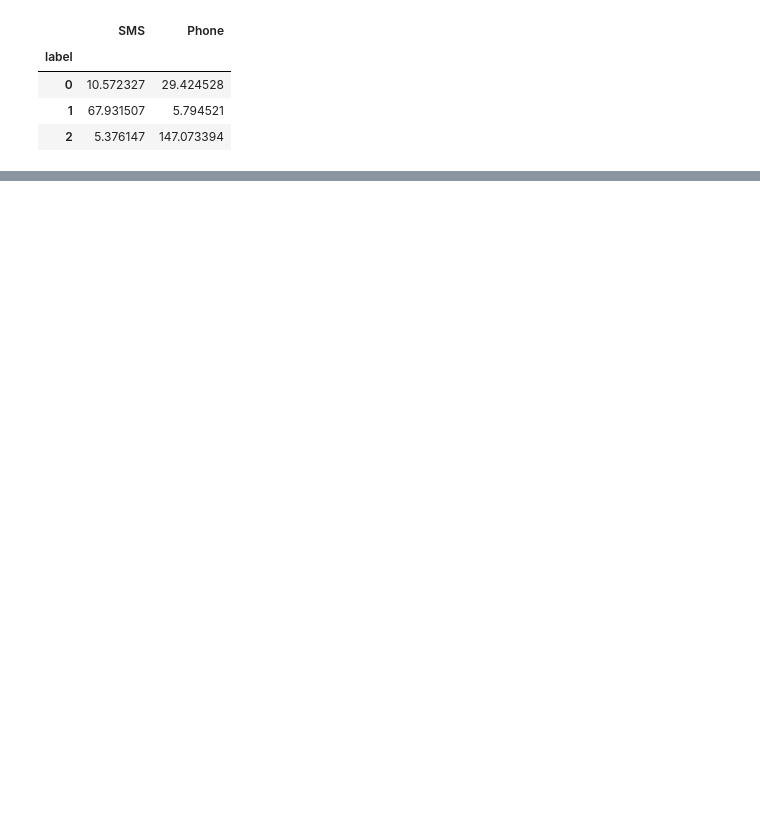
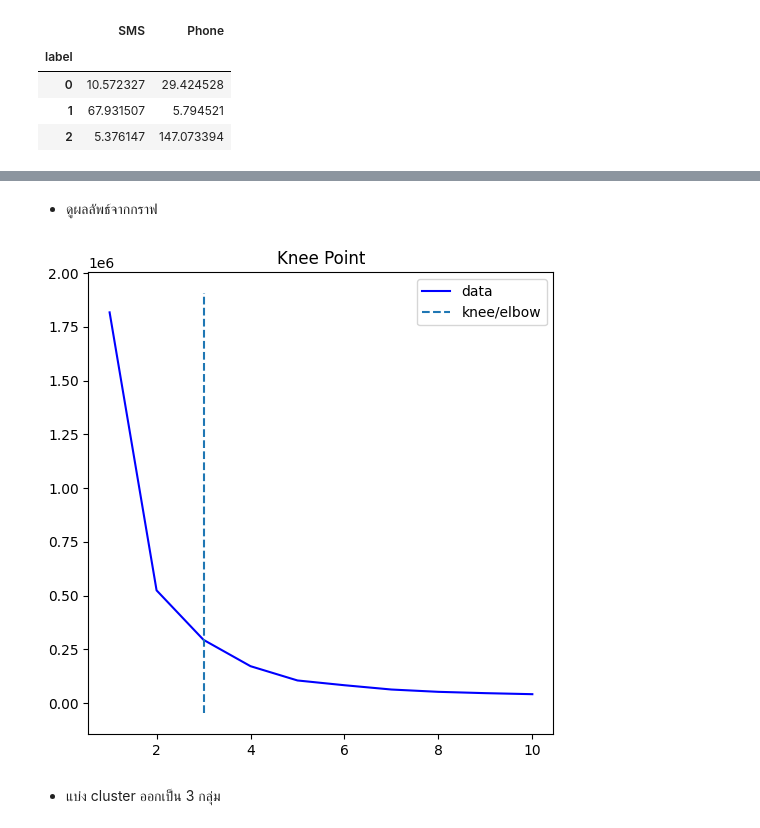
Before and after one commit to mill-ornrakorn/Intermediate-Data-Science--2nd-gen--by-TU-RAC, a Jupyter notebook: 6. Assignment/6.1 Mini Project Machine Learning Algorithm/อรกร_เมฆชัยพร_Clustering_KMeans.ipynb, the cells around one changed output, grey strips where cells are left out. Cells and saved outputs as stored; diff of their text form; code cells hidden in the pictures; blank space fills up the shorter version.

```diff
--- a/6. Assignment/6.1 Mini Project Machine Learning Algorithm/อรกร_เมฆชัยพร_Clustering_KMeans.ipynb
+++ b/6. Assignment/6.1 Mini Project Machine Learning Algorithm/อรกร_เมฆชัยพร_Clustering_KMeans.ipynb
@@ -300,0 +370,2 @@ dtt.groupby(['label']).mean()
+# %%
+kneedle = KneeLocator(k_values, scores, curve='convex', direction='decreasing')
@@ -300,0 +376,8 @@ dtt.groupby(['label']).mean()
+# %% [markdown]
+- ดูผลลัพธ์จากกราฟ
+# %%
+kneedle.plot_knee()
+# %% [output]
+[figure, added]
+# %% [markdown]
+- แบ่ง cluster ออกเป็น 3 กลุ่ม
```
Also changed, not shown: parts of 28 cells of this notebook, 5 other files.
